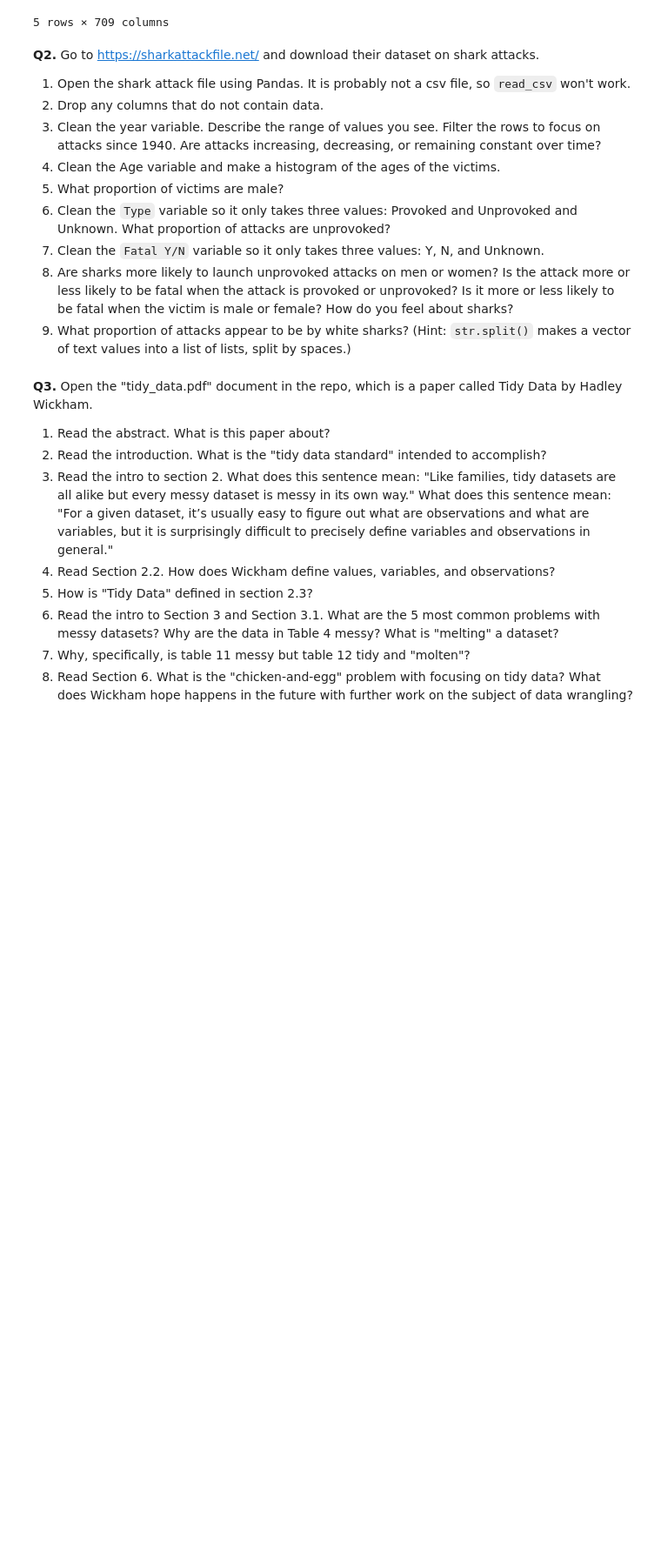
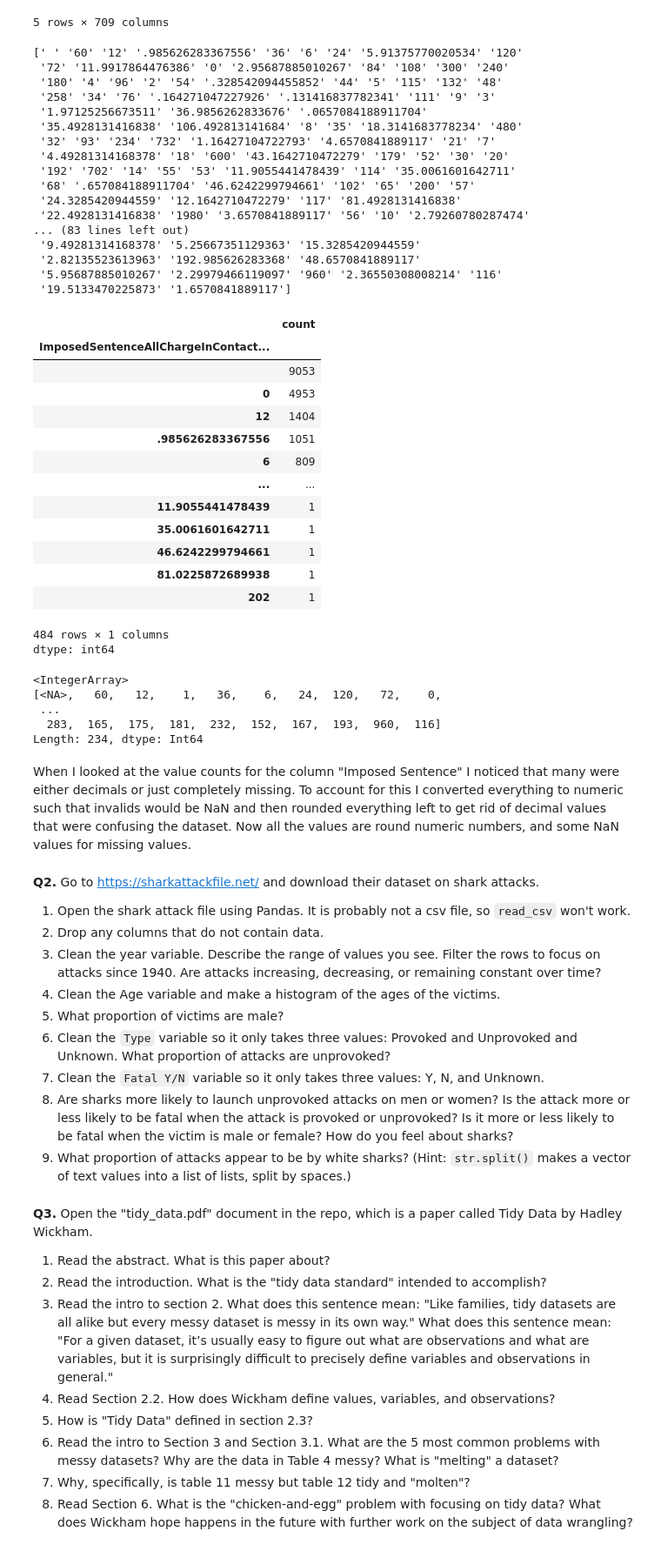
Before and after one commit to ananya-balach/DS-wrangling-fork, a Jupyter notebook: assignment/assignment.ipynb, the cells around one changed output. Shown: that part at 87% size. Drawn from its saved outputs; the diff is of its cells as text; code cells hidden in the pictures; blank space fills up the shorter version.

```diff
--- a/assignment/assignment.ipynb
+++ b/assignment/assignment.ipynb
@@ -217,6 +217,62 @@ df.head()
 | 3 | CDI00036 | 6 | M | B | 1989 | 27 | ... |
 | 4 | CDI00038 | 7 | F | W | 1988 | 28 | ... |
 5 rows × 709 columns
+# %%
+var = 'ImposedSentenceAllChargeInContactEvent'
+print(df[var].unique(), '\n')
+
+
+df['ImposedSentenceAllChargeInContactEvent'].value_counts(dropna=False)
+# %% [output]
+[' ' '60' '12' '.985626283367556' '36' '6' '24' '5.91375770020534' '120'
+ '72' '11.9917864476386' '0' '2.95687885010267' '84' '108' '300' '240'
+ '180' '4' '96' '2' '54' '.328542094455852' '44' '5' '115' '132' '48'
+ '258' '34' '76' '.164271047227926' '.131416837782341' '111' '9' '3'
+ '1.97125256673511' '36.9856262833676' '.0657084188911704'
+ '35.4928131416838' '106.492813141684' '8' '35' '18.3141683778234' '480'
+ '32' '93' '234' '732' '1.16427104722793' '4.6570841889117' '21' '7'
+ '4.49281314168378' '18' '600' '43.1642710472279' '179' '52' '30' '20'
+ '192' '702' '14' '55' '53' '11.9055441478439' '114' '35.0061601642711'
+ '68' '.657084188911704' '46.6242299794661' '102' '65' '200' '57'
+ '24.3285420944559' '12.1642710472279' '117' '81.4928131416838'
+ '22.4928131416838' '1980' '3.6570841889117' '56' '10' '2.79260780287474'
+... (83 lines left out)
+ '9.49281314168378' '5.25667351129363' '15.3285420944559'
+ '2.82135523613963' '192.985626283368' '48.6570841889117'
+ '5.95687885010267' '2.29979466119097' '960' '2.36550308008214' '116'
+ '19.5133470225873' '1.6570841889117']
+|  | count |
+| ImposedSentenceAllChargeInContact... |  |
+|  | 9053 |
+| 0 | 4953 |
+| 12 | 1404 |
+| .985626283367556 | 1051 |
+| 6 | 809 |
+| ... | ... |
+| 11.9055441478439 | 1 |
+| 35.0061601642711 | 1 |
+| 46.6242299794661 | 1 |
+| 81.0225872689938 | 1 |
+| 202 | 1 |
+484 rows × 1 columns
+dtype: int64
+# %%
+df['sentence_clean'] = pd.to_numeric(
+    df['ImposedSentenceAllChargeInContactEvent'], errors='coerce')
+df['sentence_clean'] = df['sentence_clean'].round().astype('Int64')
+df['sentence_clean'].value_counts(dropna=False)
+
+df['ImposedSentenceAllChargeInContactEvent'] = df['sentence_clean']
+var = 'ImposedSentenceAllChargeInContactEvent'
+print(df[var].unique(), '\n')
+# %% [output]
+<IntegerArray>
+[<NA>,   60,   12,    1,   36,    6,   24,  120,   72,    0,
+ ...
+  283,  165,  175,  181,  232,  152,  167,  193,  960,  116]
+Length: 234, dtype: Int64
+# %% [markdown]
+When I looked at the value counts for the column "Imposed Sentence" I noticed that many were either decimals or just completely missing. To account for this I converted everything to numeric such that invalids would be NaN and then rounded everything left to get rid of decimal values that were confusing the dataset. Now all the values are round numeric numbers, and some NaN values for missing values.
 # %% [markdown]
 **Q2.** Go to https://sharkattackfile.net/ and download their dataset on shark attacks.
 
```
Also changed, not shown: parts of 1 cell of this notebook.
